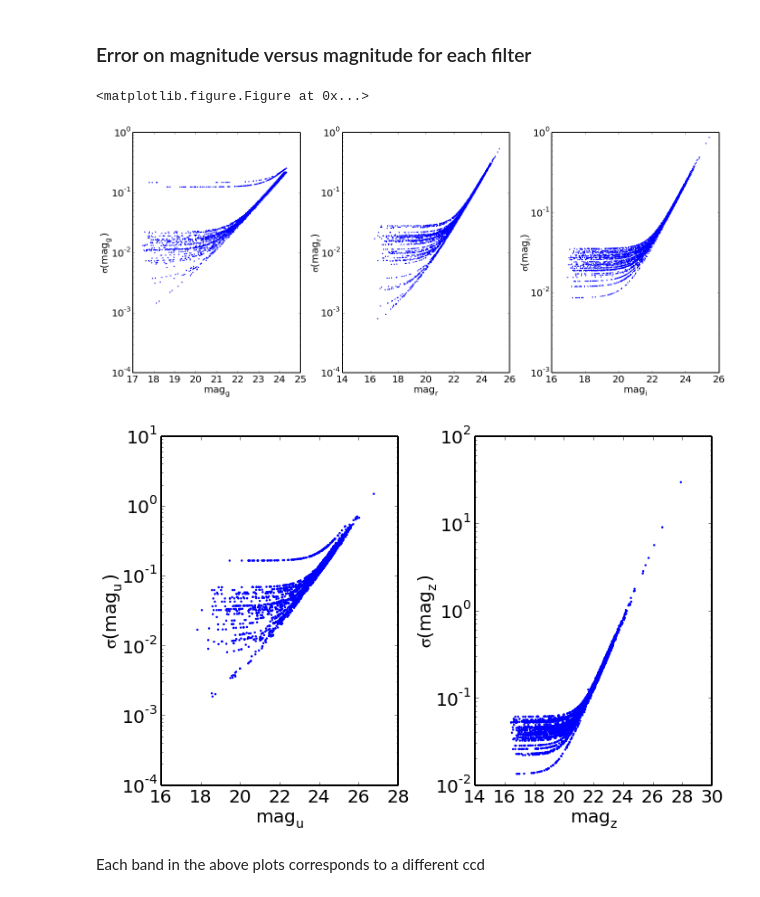
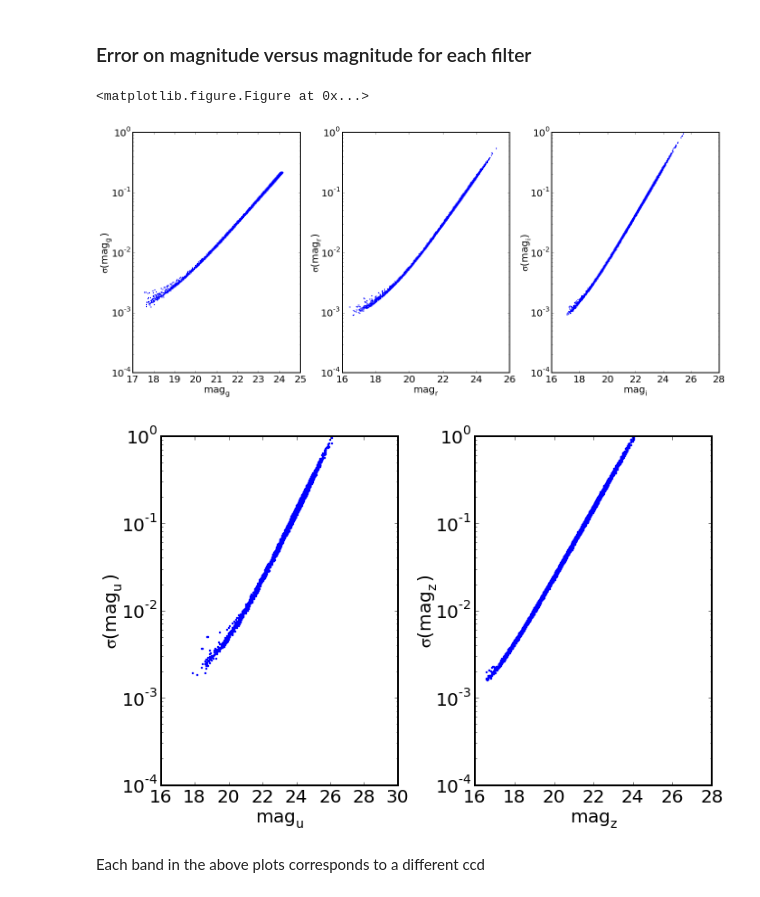
Before and after one commit to LSSTDESC/CFHTLS-Reprocess, a Jupyter notebook: notebooks/Catalog_for_Photometry.ipynb, the cells around one changed output. Saved outputs shown, nothing was run; the diff lists cells and outputs as text; code cells hidden in the pictures.

```diff
--- a/notebooks/Catalog_for_Photometry.ipynb
+++ b/notebooks/Catalog_for_Photometry.ipynb
@@ -216,14 +225,18 @@ def getMagnitude(butler, mRef, visit, filter) :
     md = butler.get("calexp_md", did, immediate=True)
     calib = afwImage.Calib(md)
     # compute magnitude
-    flux = mRef.get('base_SincFlux_flux')
+    flux = mRef.get('base_CircularApertureFlux_3_flux')
     if flux >= 0. :
-        return calib.getMagnitude(flux, mRef.get('base_SincFlux_fluxSigma'))
+        return calib.getMagnitude(flux, mRef.get('base_CircularApertureFlux_3_fluxSigma'))
     else :
         return 999.0, 999.0
 
-fileName = '../photometry_March16_2015.pickle'
+fileName = '../photometry_May04_2015.pickle'
 file = open(fileName,'wb')
+
+# List of flags used to reject suspicious sources
+Flags = ["base_PixelFlags_flag_saturated", "base_PixelFlags_flag_cr", "base_PixelFlags_flag_interpolated",
+         "base_PsfFlux_flag_edge", "base_SdssCentroid_flag"]
 
 record = []
 for cnts,ck in enumerate(check) :
@@ -246,7 +259,7 @@ for cnts,ck in enumerate(check) :
         continue
 
     # Do not consider sources with snr(g) < 5 sigma
-    signalToNoise = ref_0.get("base_SincFlux_flux")/ref_0.get("base_SincFlux_fluxSigma")
+    signalToNoise = ref_0.get("base_CircularApertureFlux_3_flux")/ref_0.get("base_CircularApertureFlux_3_fluxSigma")
     if signalToNoise < 5.0 :
         continue
 
@@ -265,7 +278,7 @@ for cnts,ck in enumerate(check) :
     field[filter_ref].append(ref_0.get("ccd"))
     # mag_r, emag_r, s/n_r
     field[filters[0]].extend(getMagnitude(butler,ref_1,visits[0],filters[0]))
-    field[filters[0]].append(ref_1.get("base_SincFlux_flux")/ref_1.get("base_SincFlux_fluxSigma"))
+    field[filters[0]].append(ref_1.get("base_PsfFlux_flux")/ref_1.get("base_PsfFlux_fluxSigma"))
     field[filters[0]].append(ref_1.get("ccd"))
 
     for i in range(3) :
@@ -283,7 +296,7 @@ for cnts,ck in enumerate(check) :
                 field[filters[i+1]].extend([-2, -2, -2, -2])
             else :
                 field[filters[i+1]].extend(getMagnitude(butler,ref_filt,visits[i+1],filters[i+1]))
-                field[filters[i+1]].append(ref_filt.get("base_SincFlux_flux")/ref_filt.get("base_SincFlux_fluxSigma"))
+                field[filters[i+1]].append(ref_filt.get("base_PsfFlux_flux")/ref_filt.get("base_PsfFlux_fluxSigma"))
                 field[filters[i+1]].append(ref_filt.get("ccd"))
         else :
             field[filters[i+1]].extend([-1, -1, -1, -1])
@@ -294,11 +307,11 @@ for cnts,ck in enumerate(check) :
         ref_m = ref_match.first
         field["ref"].append(ref_match.distance)
         field["ref"].append(ref_m.get("photometric"))
-        field[filter_ref].append(ref_m.get(filter_ref))
-        field[filter_ref].append(ref_m.get(filter_ref+".err"))
+        field[filter_ref].append(ref_m.get(filter_ref + "_flux"))
+        field[filter_ref].append(ref_m.get(filter_ref + "_fluxSigma"))
         for f in range(4) :
-            field[filters[f]].append(ref_m.get(filters[f]))
-            field[filters[f]].append(ref_m.get(filters[f]+".err"))
+            field[filters[f]].append(ref_m.get(filters[f] + "_flux"))
+            field[filters[f]].append(ref_m.get(filters[f] + "_fluxSigma"))
     else :
         field["ref"].extend([-1, -1])
         field[filter_ref].extend([-1, -1])
@@ -341,7 +355,7 @@ font = {'family' : 'serif',
         'size'   : 25,
         }
 
-fileName = '../photometry_March16_2015.pickle'
+fileName = '../photometry_May04_2015.pickle'
 file = open(fileName,'rb')
 
 g_rS = []
@@ -458,7 +472,7 @@ font = {'family' : 'serif',
         'size'   : 25,
         }
 
-fileName = '../photometry_March16_2015.pickle'
+fileName = '../photometry_May04_2015.pickle'
 file = open(fileName,'rb')
 
 g = []
@@ -491,6 +505,8 @@ while True :
     if mag_g <100 and mag_g > 0 :
         g.append(mag_g)
         sigma_g.append(record[3]["g"][1])
+        if record[3]["g"][1] > 0.1 and mag_g < 20 :
+            print "Large error", record[3]["g"][3], record[3]["g"][1]
     if mag_r <100 and mag_r > 0 :
         r.append(mag_r)
         sigma_r.append(record[3]["r"][1])
@@ -516,39 +532,43 @@ ax[0].scatter(g, sigma_g, s=2, color='b')
 ax[0].set_xlabel("$mag_g$", fontsize=20, weight='normal')
 ax[0].set_ylabel("$\sigma(mag_g)$", fontsize=20, weight='normal', labelpad=-5)
 ax[0].tick_params(labelsize=20)
+ax[0].set_ylim([1e-4,1])
 ax[0].set_yscale('log')
 
 ax[1].scatter(r, sigma_r, s=2, color='b')
 ax[1].set_xlabel("$mag_r$", fontsize=20, weight='normal')
 ax[1].set_ylabel("$\sigma(mag_r)$", fontsize=20, weight='normal', labelpad=-5)
 ax[1].tick_params(labelsize=20)
 ax[1].set_ylim([1e-4,1])
 ax[1].set_yscale('log')
 
 ax[2].scatter(i, sigma_i, s=2, color='b')
 ax[2].set_xlabel("$mag_i$", fontsize=20, weight='normal')
 ax[2].set_ylabel("$\sigma(mag_i)$", fontsize=20, weight='normal', labelpad=-5)
 ax[2].tick_params(labelsize=20)
+ax[2].set_ylim([1e-4,1])
 ax[2].set_yscale('log')
 fig.tight_layout()
 
 fig, (ay) = plt.subplots(ncols=2, figsize=(9.8,6.5))
 ay[0].scatter(u, sigma_u, s=2, color='b')
 ay[0].set_xlabel("$mag_u$", fontsize=20, weight='normal')
 ay[0].set_ylabel("$\sigma(mag_u)$", fontsize=20, weight='normal', labelpad=-5)
 ay[0].tick_params(labelsize=20)
+ay[0].set_ylim([1e-4,1])
 ay[0].set_yscale('log')
 
 ay[1].scatter(z, sigma_z, s=2, color='b')
 ay[1].set_xlabel("$mag_z$", fontsize=20, weight='normal')
 ay[1].set_ylabel("$\sigma(mag_z)$", fontsize=20, weight='normal', labelpad=-5)
 ay[1].tick_params(labelsize=20)
+ay[1].set_ylim([1e-4,1])
 ay[1].set_yscale('log')
 fig.tight_layout()
 # %% [output]
 <matplotlib.figure.Figure at 0x...>
-[figure, old version]
+[figure, new version]
-[figure, old version]
+[figure, new version]
 # %% [markdown]
 Each band in the above plots corresponds to a different ccd
 # %% [markdown]
```
Also changed, not shown: parts of 5 cells of this notebook.
